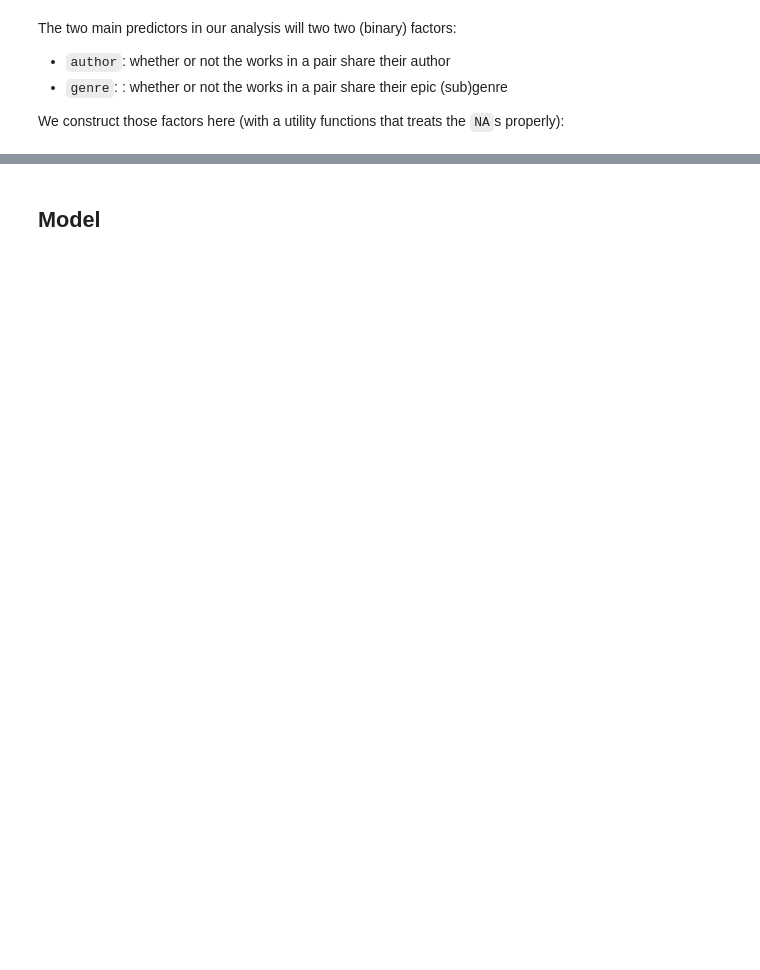
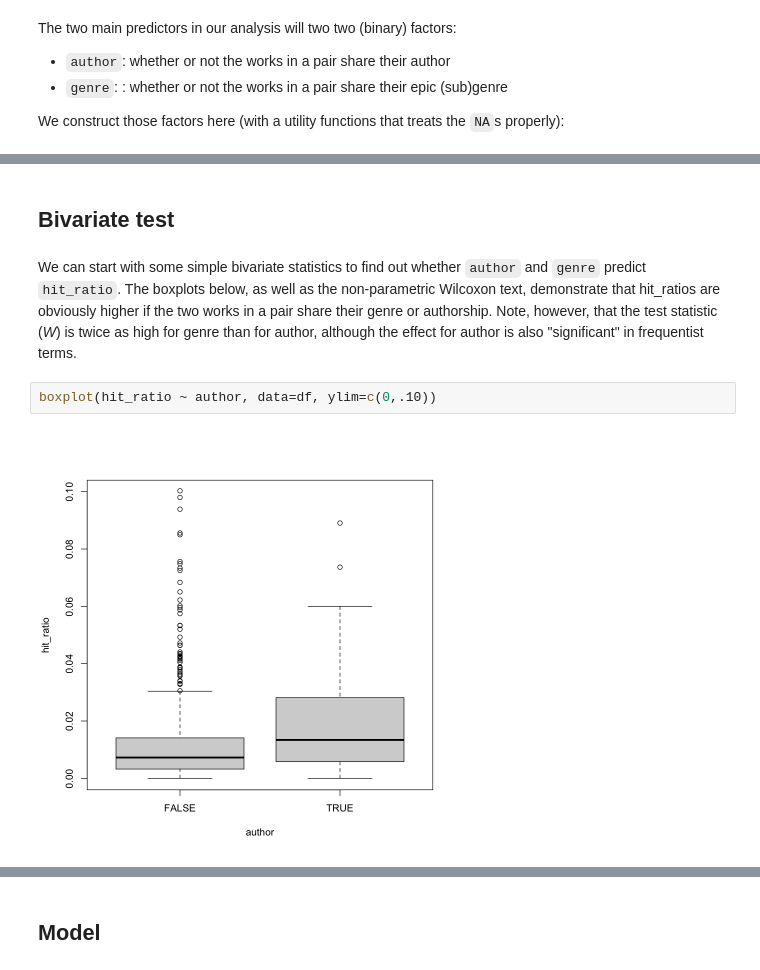
Before and after one commit to mikekestemont/zwerfverzen, a Jupyter notebook: notebooks/04-intertext-brms.ipynb, the cells around one changed output, grey strips where cells are left out. Drawn from its saved outputs; the diff is of its cells as text; blank space fills up the shorter version.

```diff
--- a/notebooks/04-intertext-brms.ipynb
+++ b/notebooks/04-intertext-brms.ipynb
@@ -108,0 +163,8 @@ A tibble: 666 × 14
+# %% [markdown]
+## Bivariate test
+# %% [markdown]
+We can start with some simple bivariate statistics to find out whether `author` and `genre` predict `hit_ratio`. The boxplots below, as well as the non-parametric Wilcoxon text, demonstrate that hit_ratios are obviously higher if the two works in a pair share their genre or authorship. Note, however, that the test statistic (*W*) is twice as high for genre than for author, although the effect for author is also "significant" in frequentist terms.
+# %%
+boxplot(hit_ratio ~ author, data=df, ylim=c(0,.10))
+# %% [output]
+[figure, added]
```
Also changed, not shown: parts of 44 cells of this notebook.
